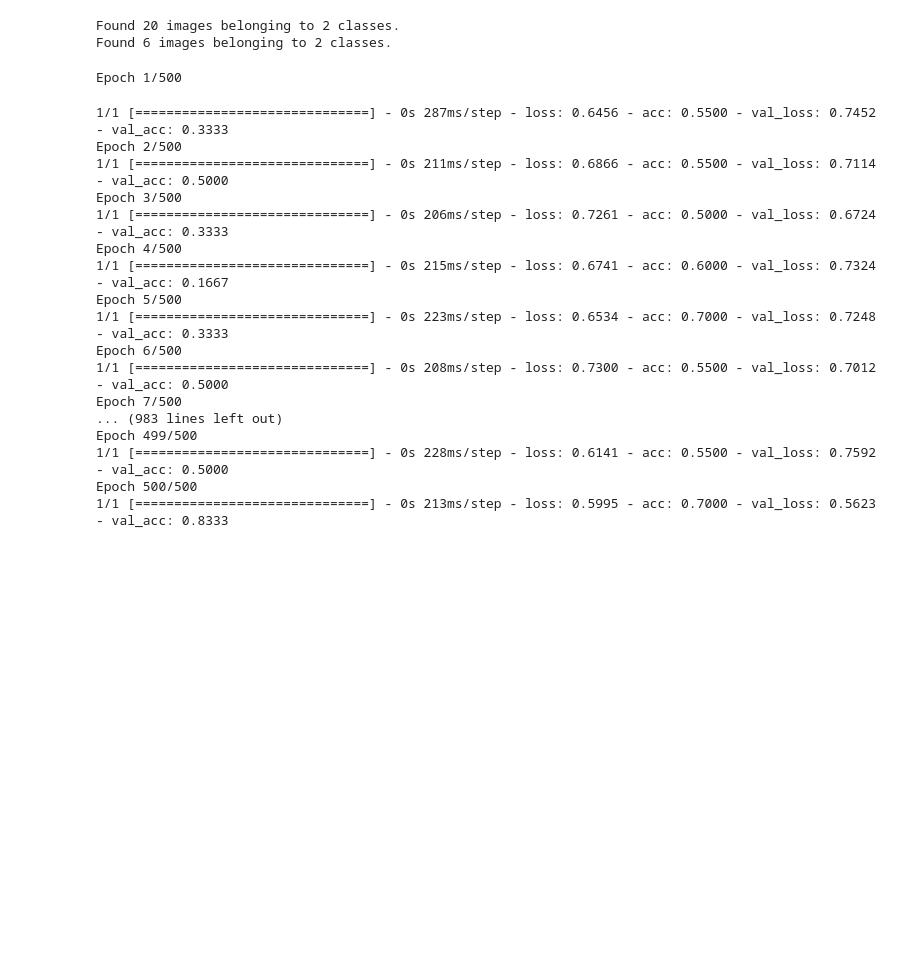
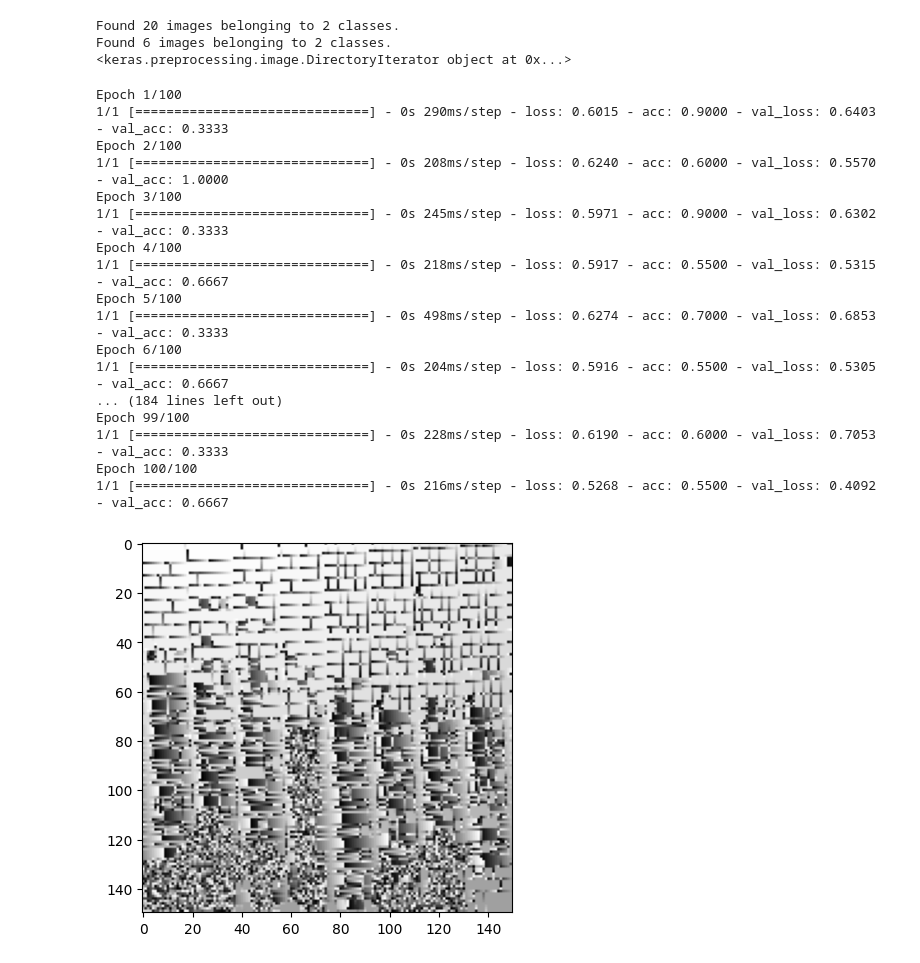
Before and after one commit to BerkeleyExpertSystemTechnologiesLab/Squishy-Methane-Analysis, a Jupyter notebook: MethaneCNN/Leak_Nonleak_Classification.ipynb, the cells around one changed output. Cells and saved outputs as stored; diff of their text form; code cells hidden in the pictures; blank space fills up the shorter version.

```diff
--- a/MethaneCNN/Leak_Nonleak_Classification.ipynb
+++ b/MethaneCNN/Leak_Nonleak_Classification.ipynb
@@ -134,23 +164,18 @@ model.compile(loss='binary_crossentropy', optimizer=optimizers.RMSprop(lr=1e-4),
 # %%
 from keras.preprocessing.image import ImageDataGenerator
 
+# for now, dont do augmentation
 train_datagen = ImageDataGenerator(
-    rotation_range=40,
-    width_shift_range=0.2,
-    height_shift_range=0.2,
+#     rotation_range=20,
+#     width_shift_range=0.1,
+#     height_shift_range=0.1,
     rescale=1. / 255,
-    horizontal_flip=True,
-    shear_range=0.2,
-    zoom_range=0.1,
+#     horizontal_flip=True,
+#     shear_range=0.2,
+#     zoom_range=0.05,
 )
 test_datagen = ImageDataGenerator(
-    rotation_range=40,
-    width_shift_range=0.2,
-    height_shift_range=0.2,
     rescale=1. / 255,
-    horizontal_flip=True,
-    shear_range=0.2,
-    zoom_range=0.1,
 )
 
 train_generator = train_datagen.flow_from_directory(
@@ -166,40 +191,41 @@ validation_generator = test_datagen.flow_from_directory(
     batch_size=40,
     class_mode='binary'
 )
+print(train_generator)
 # %% [output]
 Found 20 images belonging to 2 classes.
 Found 6 images belonging to 2 classes.
+<keras.preprocessing.image.DirectoryIterator object at 0x...>
 # %%
-
-history = model.fit_generator(
+history = model.fit(
     train_generator,
     steps_per_epoch=1,
-    epochs=500,
+    epochs=100,
     validation_data=validation_generator,
     validation_steps=1
 )
 
 
 model.save('leak_and_nonleak_1.h5')
 # %% [output]
-Epoch 1/500
+Epoch 1/100
+1/1 [==============================] - 0s 290ms/step - loss: 0.6015 - acc: 0.9000 - val_loss: 0.6403 - val_acc: 0.3333
+Epoch 2/100
+1/1 [==============================] - 0s 208ms/step - loss: 0.6240 - acc: 0.6000 - val_loss: 0.5570 - val_acc: 1.0000
+Epoch 3/100
+1/1 [==============================] - 0s 245ms/step - loss: 0.5971 - acc: 0.9000 - val_loss: 0.6302 - val_acc: 0.3333
+Epoch 4/100
+1/1 [==============================] - 0s 218ms/step - loss: 0.5917 - acc: 0.5500 - val_loss: 0.5315 - val_acc: 0.6667
+Epoch 5/100
+1/1 [==============================] - 0s 498ms/step - loss: 0.6274 - acc: 0.7000 - val_loss: 0.6853 - val_acc: 0.3333
+Epoch 6/100
+1/1 [==============================] - 0s 204ms/step - loss: 0.5916 - acc: 0.5500 - val_loss: 0.5305 - val_acc: 0.6667
+... (184 lines left out)
+Epoch 99/100
+1/1 [==============================] - 0s 228ms/step - loss: 0.6190 - acc: 0.6000 - val_loss: 0.7053 - val_acc: 0.3333
+Epoch 100/100
+1/1 [==============================] - 0s 216ms/step - loss: 0.5268 - acc: 0.5500 - val_loss: 0.4092 - val_acc: 0.6667
-1/1 [==============================] - 0s 287ms/step - loss: 0.6456 - acc: 0.5500 - val_loss: 0.7452 - val_acc: 0.3333
-Epoch 2/500
-1/1 [==============================] - 0s 211ms/step - loss: 0.6866 - acc: 0.5500 - val_loss: 0.7114 - val_acc: 0.5000
-Epoch 3/500
-1/1 [==============================] - 0s 206ms/step - loss: 0.7261 - acc: 0.5000 - val_loss: 0.6724 - val_acc: 0.3333
-Epoch 4/500
-1/1 [==============================] - 0s 215ms/step - loss: 0.6741 - acc: 0.6000 - val_loss: 0.7324 - val_acc: 0.1667
-Epoch 5/500
-1/1 [==============================] - 0s 223ms/step - loss: 0.6534 - acc: 0.7000 - val_loss: 0.7248 - val_acc: 0.3333
-Epoch 6/500
-1/1 [==============================] - 0s 208ms/step - loss: 0.7300 - acc: 0.5500 - val_loss: 0.7012 - val_acc: 0.5000
-Epoch 7/500
-... (983 lines left out)
-Epoch 499/500
-1/1 [==============================] - 0s 228ms/step - loss: 0.6141 - acc: 0.5500 - val_loss: 0.7592 - val_acc: 0.5000
-Epoch 500/500
-1/1 [==============================] - 0s 213ms/step - loss: 0.5995 - acc: 0.7000 - val_loss: 0.5623 - val_acc: 0.8333
+[figure, added]
 # %%
 import matplotlib.pyplot as plt
 
```
Also changed, not shown: parts of 15 cells of this notebook, 3 other files.
